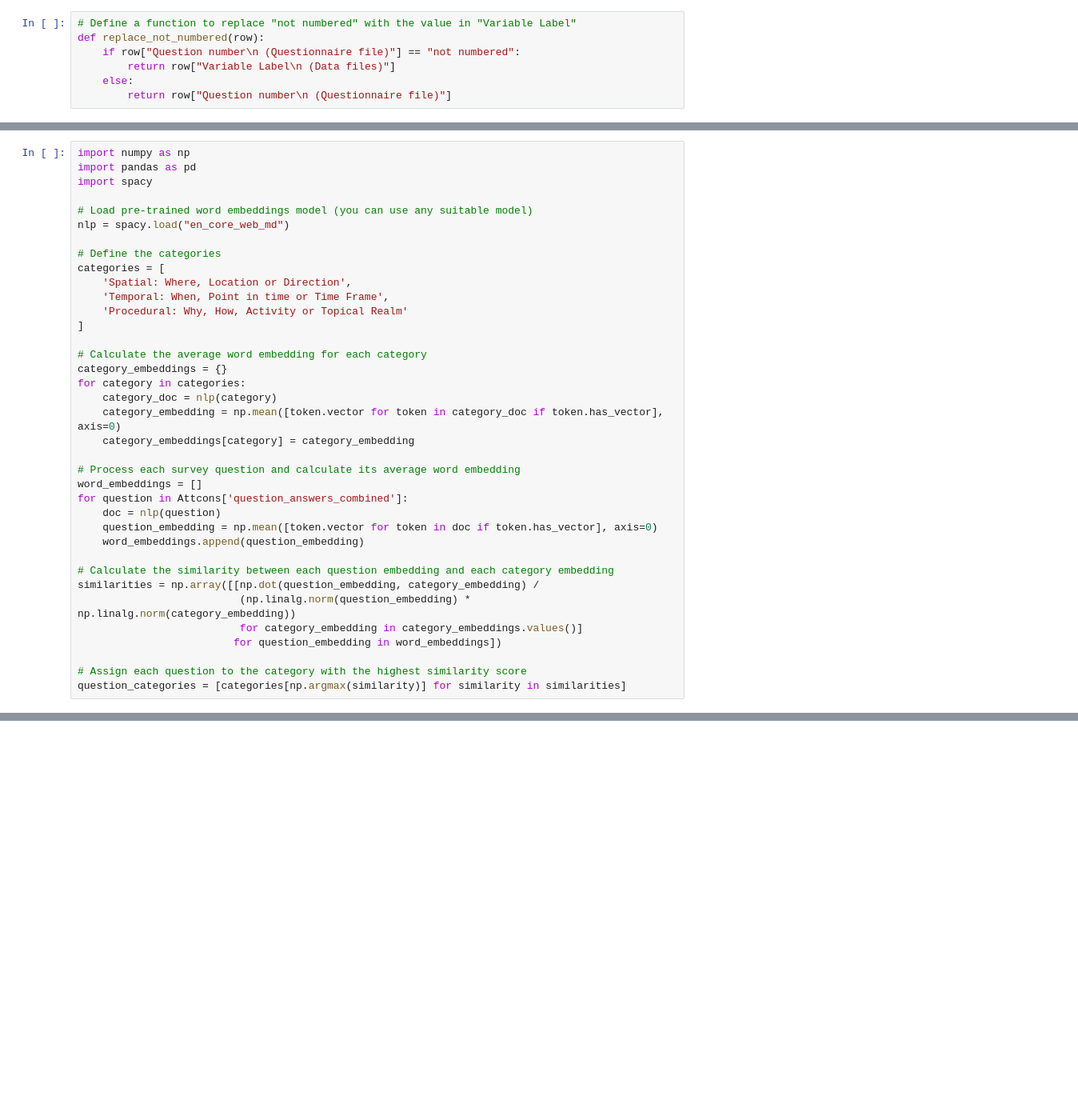
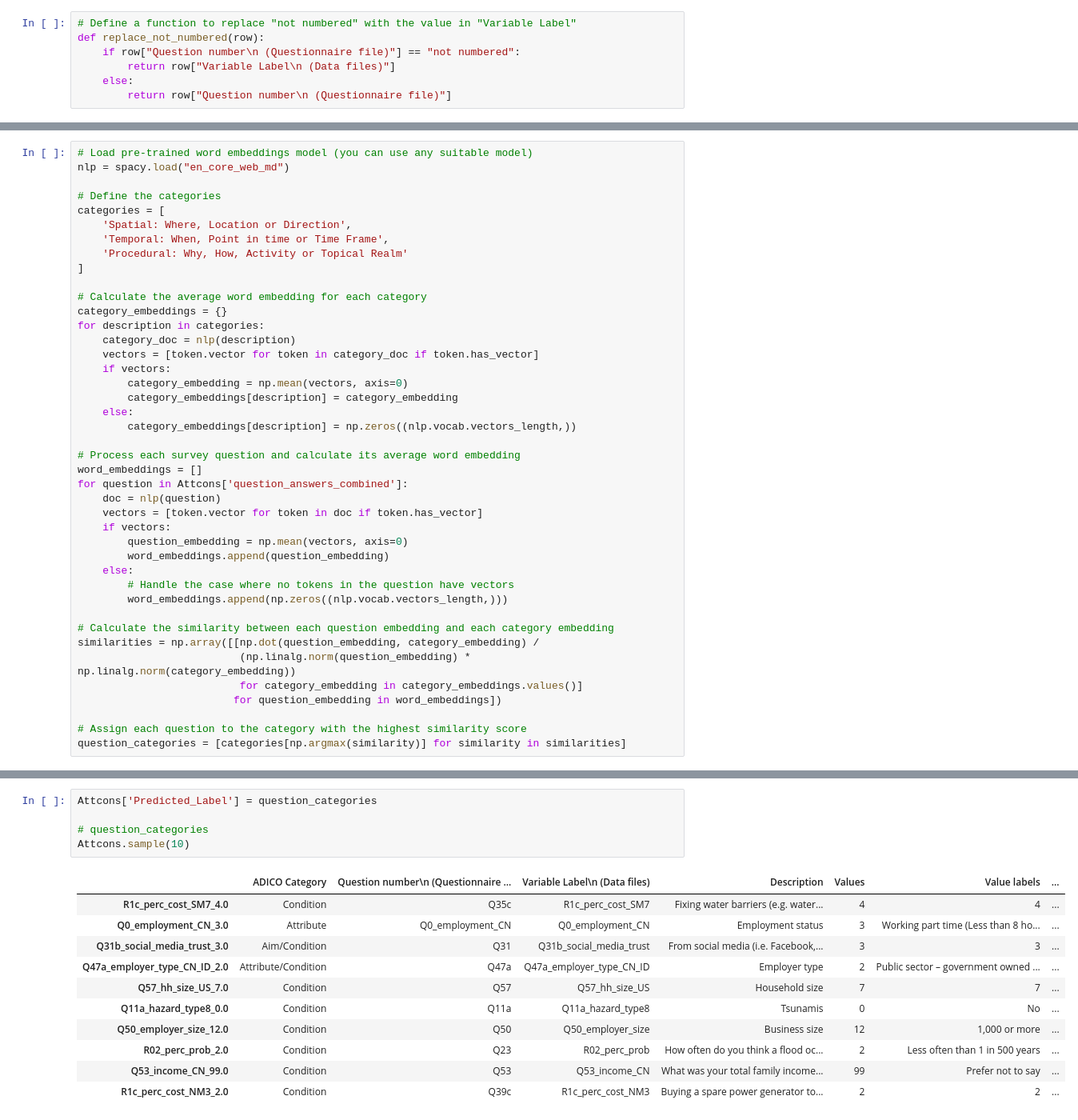
Before and after one commit to GeorgeGitHubbins/MScThesis-Extracting-InformalRules-from-Surveys, a Jupyter notebook: BERTopic.ipynb, the cells around one changed output, grey strips where cells are left out. Shown at 80% size. Saved outputs shown, nothing was run; the diff lists cells and outputs as text; blank space fills up the shorter version.

```diff
--- a/BERTopic.ipynb
+++ b/BERTopic.ipynb
@@ -261,8 +289,4 @@ classification_result
 # %%
-import numpy as np
-import pandas as pd
-import spacy
-
 # Load pre-trained word embeddings model (you can use any suitable model)
 nlp = spacy.load("en_core_web_md")
 
@@ -275,17 +299,26 @@ categories = [
 
 # Calculate the average word embedding for each category
 category_embeddings = {}
-for category in categories:
-    category_doc = nlp(category)
-    category_embedding = np.mean([token.vector for token in category_doc if token.has_vector], axis=0)
-    category_embeddings[category] = category_embedding
+for description in categories:
+    category_doc = nlp(description)
+    vectors = [token.vector for token in category_doc if token.has_vector]
+    if vectors:
+        category_embedding = np.mean(vectors, axis=0)
+        category_embeddings[description] = category_embedding
+    else:
+        category_embeddings[description] = np.zeros((nlp.vocab.vectors_length,))
 
 # Process each survey question and calculate its average word embedding
 word_embeddings = []
 for question in Attcons['question_answers_combined']:
     doc = nlp(question)
-    question_embedding = np.mean([token.vector for token in doc if token.has_vector], axis=0)
-    word_embeddings.append(question_embedding)
+    vectors = [token.vector for token in doc if token.has_vector]
+    if vectors:
+        question_embedding = np.mean(vectors, axis=0)
+        word_embeddings.append(question_embedding)
+    else:
+        # Handle the case where no tokens in the question have vectors
+        word_embeddings.append(np.zeros((nlp.vocab.vectors_length,)))
 
 # Calculate the similarity between each question embedding and each category embedding
 similarities = np.array([[np.dot(question_embedding, category_embedding) /
@@ -315,0 +393,17 @@ Attcons
+# %%
+Attcons['Predicted_Label'] = question_categories
+
+# question_categories
+Attcons.sample(10)
+# %% [output]
+|  | ADICO Category | Question number\n (Questionnaire ... | Variable Label\n (Data files) | Description | Values | Value labels | ... |
+| R1c_perc_cost_SM7_4.0 | Condition | Q35c | R1c_perc_cost_SM7 | Fixing water barriers (e.g. water... | 4 | 4 | ... |
+| Q0_employment_CN_3.0 | Attribute | Q0_employment_CN | Q0_employment_CN | Employment status | 3 | Working part time (Less than 8 ho... | ... |
+| Q31b_social_media_trust_3.0 | Aim/Condition | Q31 | Q31b_social_media_trust | From social media (i.e. Facebook,... | 3 | 3 | ... |
+| Q47a_employer_type_CN_ID_2.0 | Attribute/Condition | Q47a | Q47a_employer_type_CN_ID | Employer type | 2 | Public sector – government owned ... | ... |
+| Q57_hh_size_US_7.0 | Condition | Q57 | Q57_hh_size_US | Household size | 7 | 7 | ... |
+| Q11a_hazard_type8_0.0 | Condition | Q11a | Q11a_hazard_type8 | Tsunamis | 0 | No | ... |
+| Q50_employer_size_12.0 | Condition | Q50 | Q50_employer_size | Business size | 12 | 1,000 or more | ... |
+| R02_perc_prob_2.0 | Condition | Q23 | R02_perc_prob | How often do you think a flood oc... | 2 | Less often than 1 in 500 years | ... |
+| Q53_income_CN_99.0 | Condition | Q53 | Q53_income_CN | What was your total family income... | 99 | Prefer not to say | ... |
+| R1c_perc_cost_NM3_2.0 | Condition | Q39c | R1c_perc_cost_NM3 | Buying a spare power generator to... | 2 | 2 | ... |
```
Also changed, not shown: parts of 10 cells of this notebook, 7 other files.
